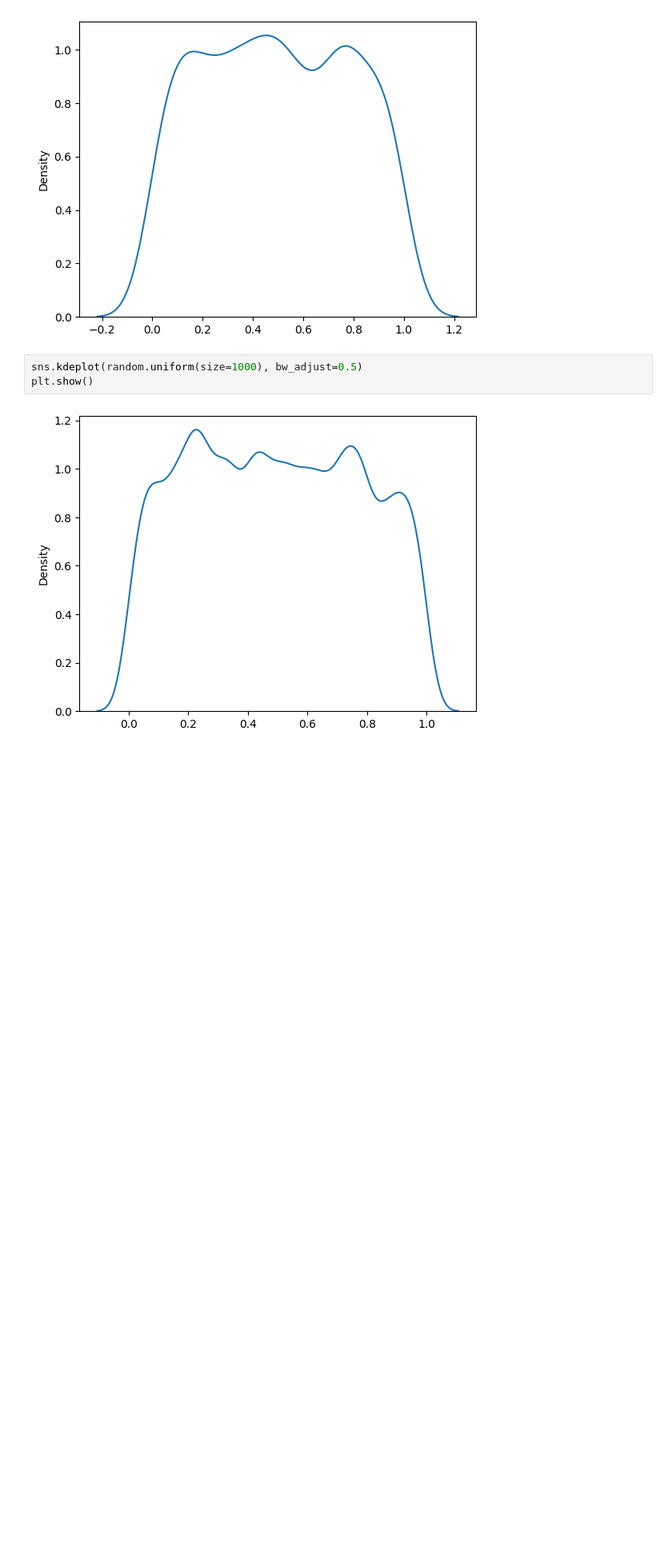
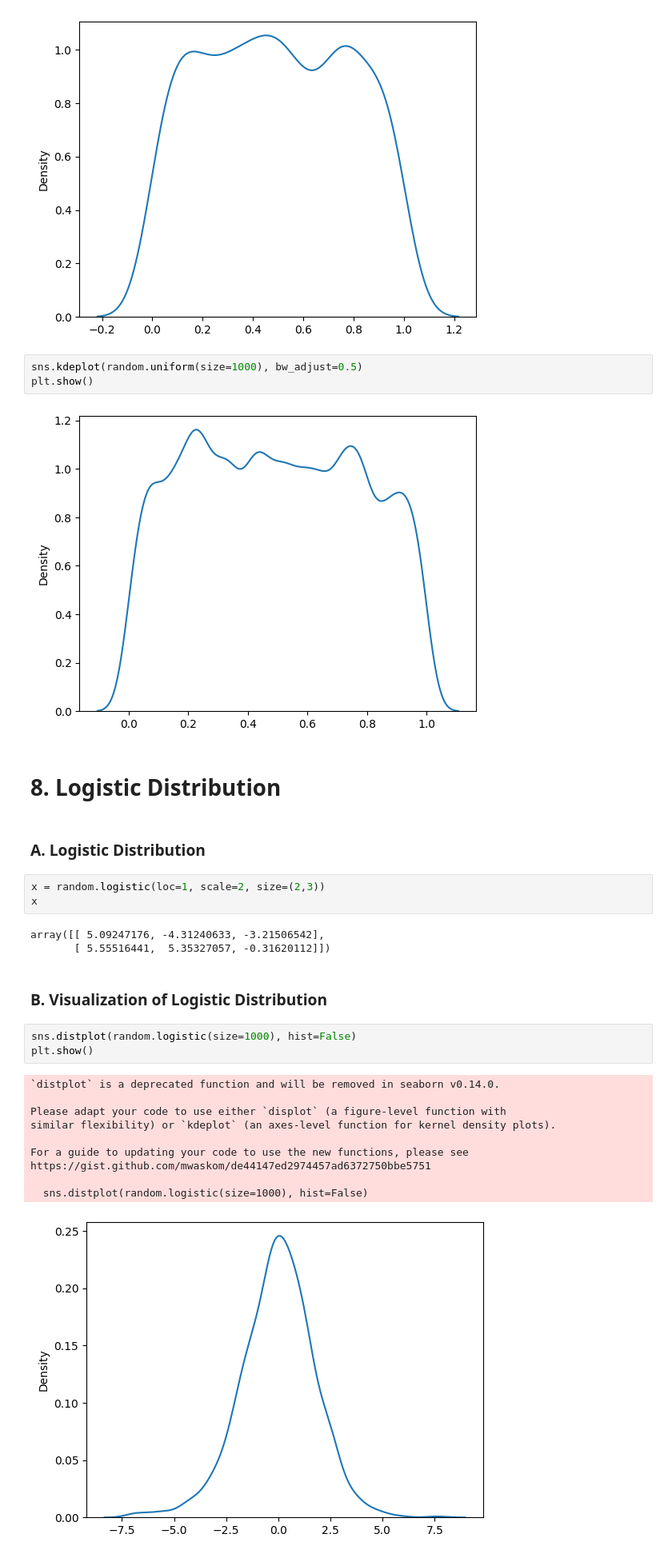
Before and after one commit to LatiefDataVisionary/numpy-with-w3schools, a Jupyter notebook: numpy_random.ipynb, the cells around one changed output. Shown: that part at 80% size. Drawn from its saved outputs; the diff is of its cells as text; blank space fills up the shorter version.

Commit message:
Done with Logistic Distribution

```diff
--- a/numpy_random.ipynb
+++ b/numpy_random.ipynb
@@ -369,3 +369,29 @@ sns.kdeplot(random.uniform(size=1000), bw_adjust=0.5)
 plt.show()
 # %% [output]
 [figure]
+# %% [markdown]
+# **8. Logistic Distribution**
+# %% [markdown]
+### **A. Logistic Distribution**
+# %%
+x = random.logistic(loc=1, scale=2, size=(2,3))
+x
+# %% [output]
+array([[ 5.09247176, -4.31240633, -3.21506542],
+       [ 5.55516441,  5.35327057, -0.31620112]])
+# %% [markdown]
+### **B. Visualization of Logistic Distribution**
+# %%
+sns.distplot(random.logistic(size=1000), hist=False)
+plt.show()
+# %% [output]
+`distplot` is a deprecated function and will be removed in seaborn v0.14.0.
+
+Please adapt your code to use either `displot` (a figure-level function with
+similar flexibility) or `kdeplot` (an axes-level function for kernel density plots).
+
+For a guide to updating your code to use the new functions, please see
+https://gist.github.com/mwaskom/de44147ed2974457ad6372750bbe5751
+
+  sns.distplot(random.logistic(size=1000), hist=False)
+[figure, added]
```
Also changed, not shown: parts of 2 cells of this notebook.
